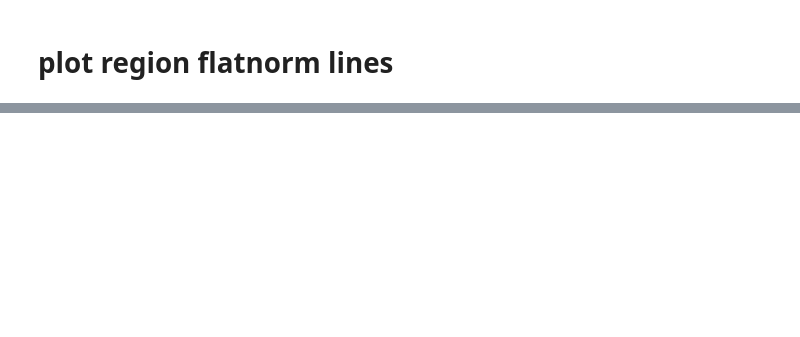
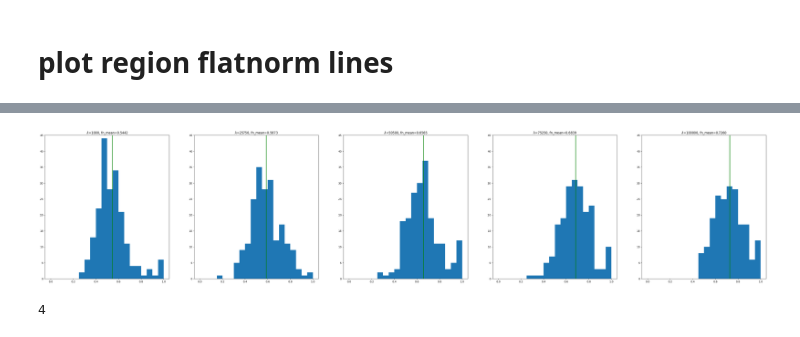
Before and after one commit to KostyaLyman/flat-norm-network-comparison, a Jupyter notebook: flat_norm_notebook.ipynb, the cells around one changed output, grey strips where cells are left out. Drawn from its saved outputs; the diff is of its cells as text; code cells hidden in the pictures; blank space fills up the shorter version.

Commit message:
+ flatnorm stats

```diff
--- a/flat_norm_notebook.ipynb
+++ b/flat_norm_notebook.ipynb
@@ -217,0 +330,31 @@ len(axs)
+# %%
+# BY LAMBDAS
+L = len(lambdas)
+idx = pd.IndexSlice
+fig, axs = plt.subplots(1, L, figsize=(L*10, 10))
+for l, lambda_ in enumerate(lambdas):
+    axs[l].hist(
+        flatnorm_df.loc[idx[:, lambda_], 'flatnorms'],
+        bins = 20,
+        range=(0, 1),
+    )
+
+    fn_mean = flatnorm_df.loc[idx[:, lambda_], 'flatnorms'].mean()
+    axs[l].plot(
+        [fn_mean, fn_mean], [0, 100],
+        c='green', linewidth=2
+    )
+
+    axs[l].set_title(f"$\lambda$={int(lambda_):d}, fn_mean={fn_mean:0.4f}")
+    axs[l].set_ylim(bottom=0, top=45)
+
+    pass
+
+file_name = f"{area}-flatnorm-hists-lambdas_{num_regions}_regions"
+close_fig(fig, to_file=f"{fx.fig_dir}/{file_name}.png", show=True)
+# %% [output]
+[figure, added]
+# %%
+E
+# %% [output]
+4
```
Also changed, not shown: parts of 24 cells of this notebook, 4 other files.
